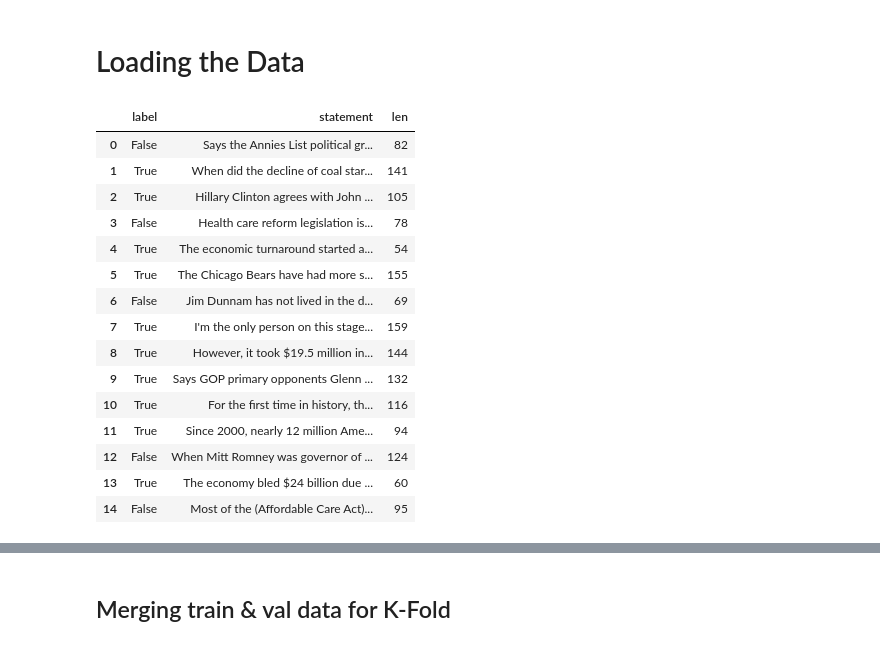
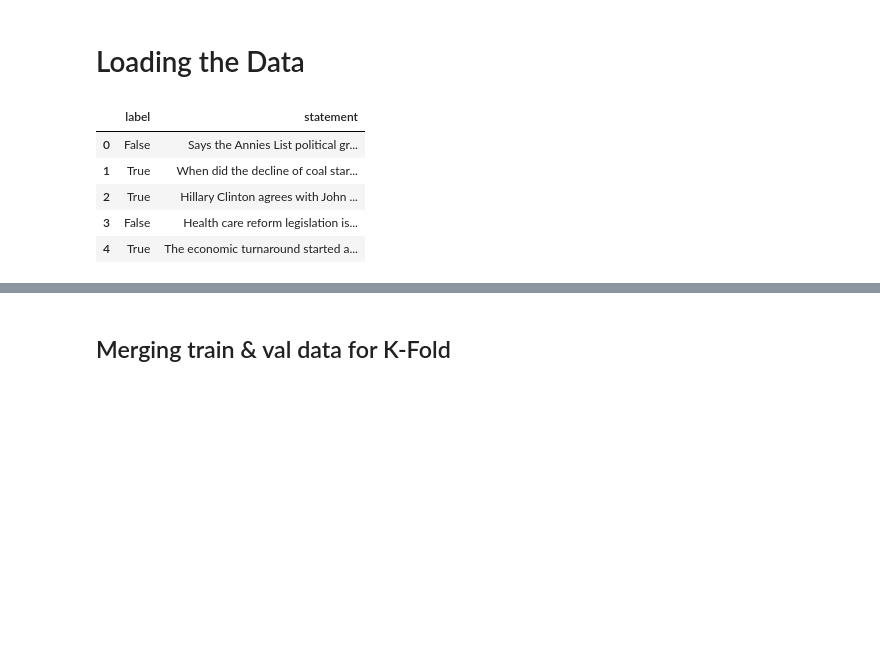
Before and after one commit to kiranrawat/Detecting-Fake-News-On-Social-Media, a Jupyter notebook: notebooks/Training.ipynb, the cells around one changed output, grey strips where cells are left out. Saved outputs shown, nothing was run; the diff lists cells and outputs as text; code cells hidden in the pictures; blank space fills up the shorter version.

```diff
--- a/notebooks/Modeling.ipynb
+++ b/notebooks/Training.ipynb
@@ -29,26 +36,16 @@ from nltk.corpus import stopwords
 # %% [markdown]
 # Loading the Data
 # %%
-train_news = pd.read_csv('../data/processed/train.csv')
+train_news = pd.read_csv('../data/processed/train.csv').drop('len', axis=1)
 val_news = pd.read_csv('../data/processed/val.csv')
-test_news = pd.read_csv('../data/processed/test.csv')
+test_news = pd.read_csv('../data/processed/test.csv').drop('len', axis=1)
 # %%
-train_news.head(15)
+train_news.head()
 # %% [output]
-|  | label | statement | len |
-| 0 | False | Says the Annies List political gr... | 82 |
-| 1 | True | When did the decline of coal star... | 141 |
-| 2 | True | Hillary Clinton agrees with John ... | 105 |
-| 3 | False | Health care reform legislation is... | 78 |
-| 4 | True | The economic turnaround started a... | 54 |
-| 5 | True | The Chicago Bears have had more s... | 155 |
-| 6 | False | Jim Dunnam has not lived in the d... | 69 |
-| 7 | True | I'm the only person on this stage... | 159 |
-| 8 | True | However, it took $19.5 million in... | 144 |
-| 9 | True | Says GOP primary opponents Glenn ... | 132 |
-| 10 | True | For the first time in history, th... | 116 |
-| 11 | True | Since 2000, nearly 12 million Ame... | 94 |
-| 12 | False | When Mitt Romney was governor of ... | 124 |
-| 13 | True | The economy bled $24 billion due ... | 60 |
-| 14 | False | Most of the (Affordable Care Act)... | 95 |
+|  | label | statement |
+| 0 | False | Says the Annies List political gr... |
+| 1 | True | When did the decline of coal star... |
+| 2 | True | Hillary Clinton agrees with John ... |
+| 3 | False | Health care reform legislation is... |
+| 4 | True | The economic turnaround started a... |
 # %%
```
Also changed, not shown: parts of 27 cells of this notebook, 16 other files.
